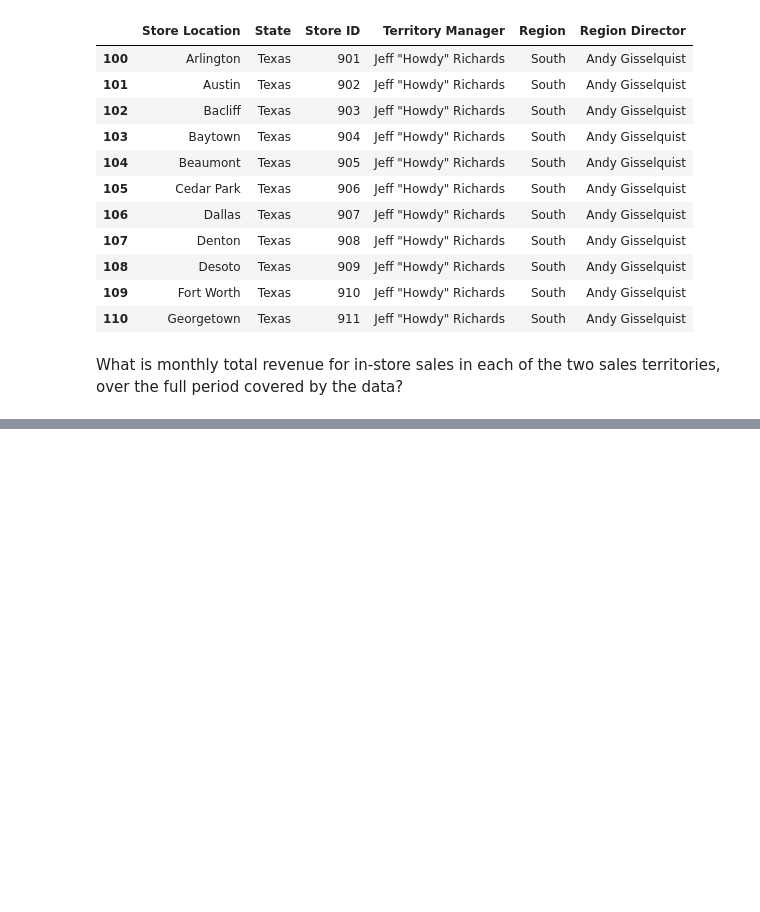
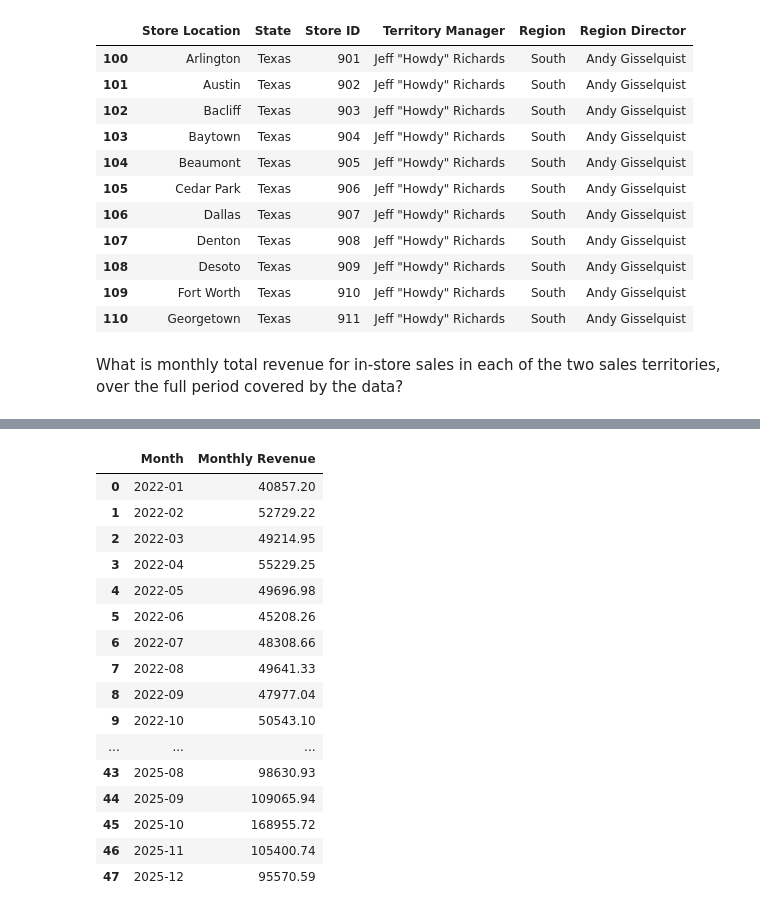
Before and after one commit to elandverymuchnothing/Capstone_2, a Jupyter notebook: lastname_sales_analysis.ipynb, the cells around one changed output, grey strips where cells are left out. Saved outputs shown, nothing was run; the diff lists cells and outputs as text; code cells hidden in the pictures; blank space fills up the shorter version.

```diff
--- a/lastname_sales_analysis.ipynb
+++ b/lastname_sales_analysis.ipynb
@@ -253,0 +289,51 @@ display(monthly_rev)
+# %%
+# Merge sales with store details
+richards_stores = sales_df.merge(
+    stores_df[['Store ID', 'Territory Manager']],
+    on='Store ID',
+    how='left')
+
+# Filter manager name (precaution)
+richards_stores = richards_stores[
+    richards_stores['Territory Manager']
+    .str.strip()
+    .str.contains('Richards', case=False, na=False)]
+
+# Converting dates
+richards_stores['Transaction Date'] = pd.to_datetime(
+    richards_stores['Transaction Date'])
+
+# Month column
+richards_stores['Month'] = (
+    richards_stores['Transaction Date'].dt.to_period('M'))
+
+# Monthly revenue
+monthly_rev = (
+    richards_stores
+    .groupby('Month')['Sale Amount']
+    .sum()
+    .reset_index())
+
+monthly_rev = monthly_rev.rename(
+    columns={'Sale Amount': 'Monthly Revenue'})
+
+#Display the output
+display(monthly_rev)
+# %% [output]
+|  | Month | Monthly Revenue |
+| 0 | 2022-01 | 40857.20 |
+| 1 | 2022-02 | 52729.22 |
+| 2 | 2022-03 | 49214.95 |
+| 3 | 2022-04 | 55229.25 |
+| 4 | 2022-05 | 49696.98 |
+| 5 | 2022-06 | 45208.26 |
+| 6 | 2022-07 | 48308.66 |
+| 7 | 2022-08 | 49641.33 |
+| 8 | 2022-09 | 47977.04 |
+| 9 | 2022-10 | 50543.10 |
+| ... | ... | ... |
+| 43 | 2025-08 | 98630.93 |
+| 44 | 2025-09 | 109065.94 |
+| 45 | 2025-10 | 168955.72 |
+| 46 | 2025-11 | 105400.74 |
+| 47 | 2025-12 | 95570.59 |
```
Also changed, not shown: parts of 17 cells of this notebook.
